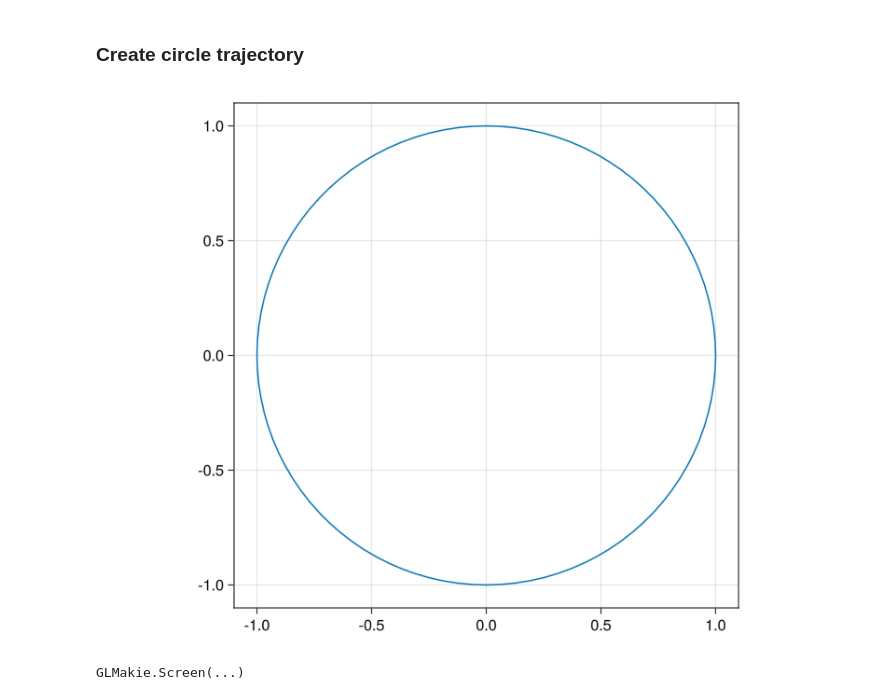
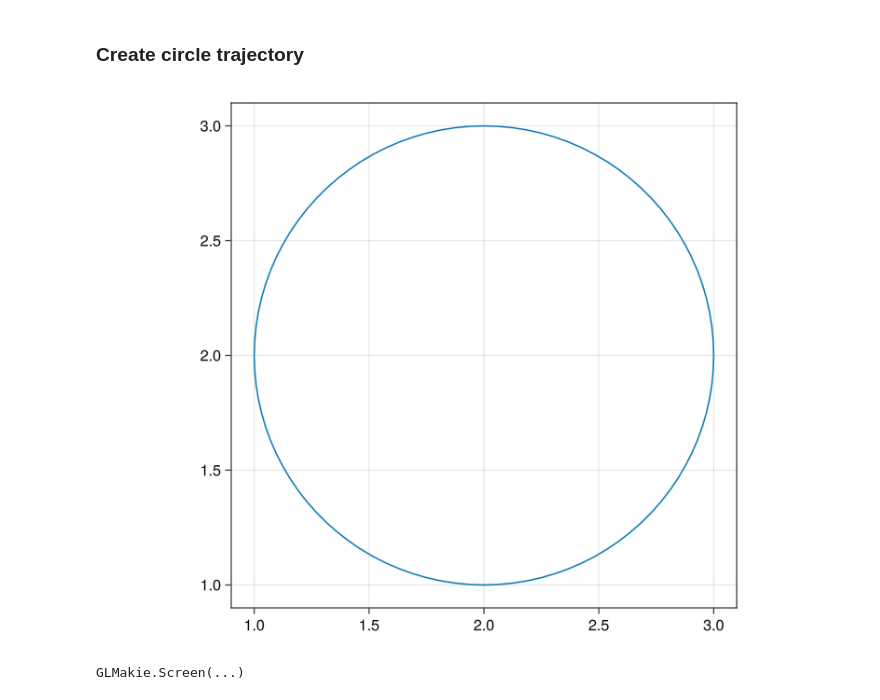
Before and after one commit to sarath-menon/robotics-tutorial-notebooks, a Jupyter notebook: dynamics/julia/demos/quad_2d/quad_2d_diffeq.ipynb, the cells around one changed output. Drawn from its saved outputs; the diff is of its cells as text; code cells hidden in the pictures.

```diff
--- a/dynamics/julia/demos/quad_2d/quad_2d_diffeq.ipynb
+++ b/dynamics/julia/demos/quad_2d/quad_2d_diffeq.ipynb
@@ -256,18 +255,18 @@ full collections:   0
 # %%
 include("trajectory_generation.jl")
 
-circle_trajec_params = (r = 1, ω = 2*π, tspan = (0.0, 1.0), dt = 0.01)
+circle_trajec_params = (r = 1, ω = 2*π, tspan = (0.0, 1.0), dt = sim_params.Ts, y₀=2, z₀=2)
 
 x_vec, y_vec = generate_circle_trajectory(circle_trajec_params);
 
 # @timev generate_trajectory(circle_trajec_params)
 
 # plot trajectory
 fig = Figure()
 ax = Axis(fig[1, 1], aspect = 1)
 lines!(ax, x_vec, y_vec)
 
 display(fig)
 # %% [output]
-[figure, old version]
+[figure, new version]
 GLMakie.Screen(...)
```
Also changed, not shown: parts of 8 cells of this notebook, 1 other file.
